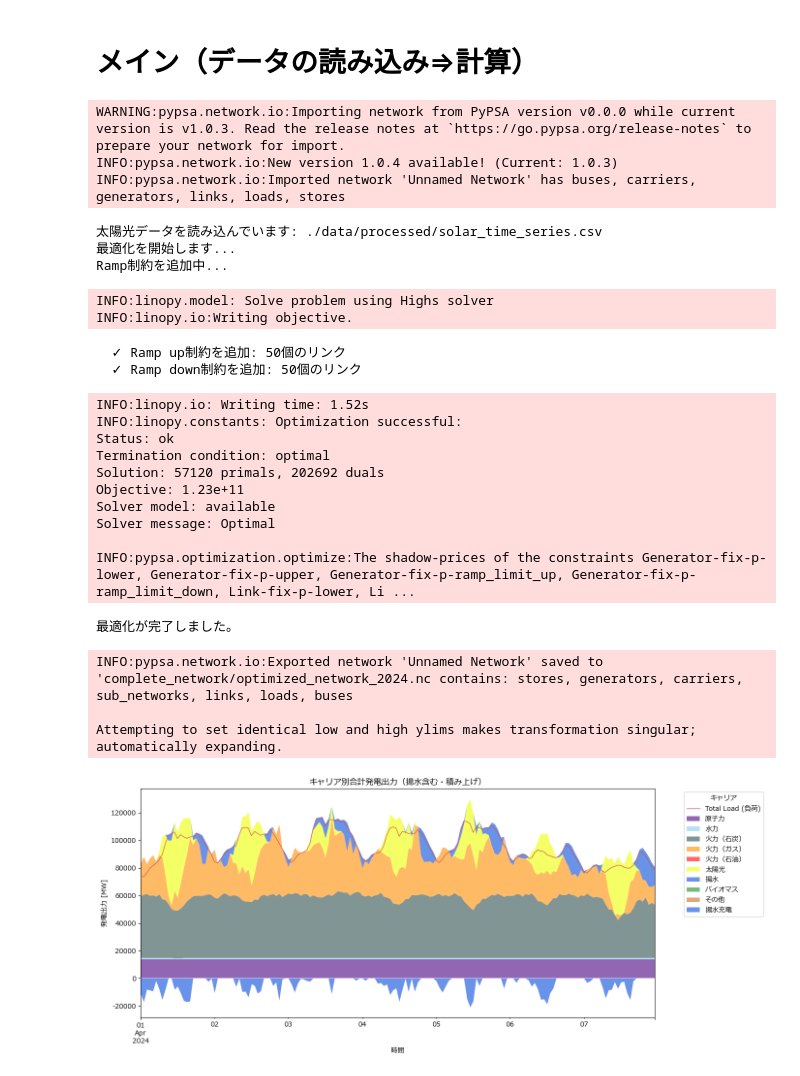
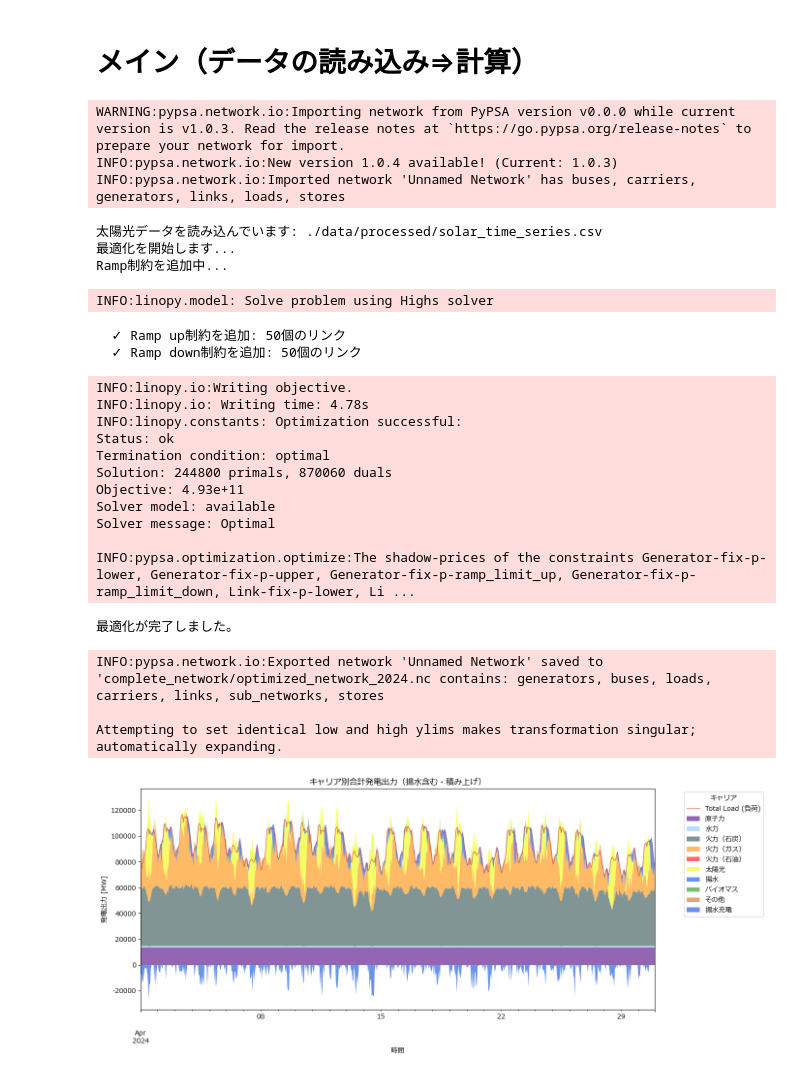
Before and after one commit to takashi-yanase/DemandSupplySimulation, a Jupyter notebook: 00 pypsa-tepsco-master-notebook.ipynb, the cells around one changed output. Drawn from its saved outputs; the diff is of its cells as text; code cells hidden in the pictures.

```diff
--- a/00 pypsa-tepsco-master-notebook.ipynb
+++ b/00 pypsa-tepsco-master-notebook.ipynb
@@ -80,11 +227,9 @@ Year_of_analysis = 2024
 demand_change_compared_to_2024 = 10  # %
 file_name = "./data/raw/pypsa-japan-10BusModelV5.xlsx"  # ネットワーク＋需要データを含むExcelファイル
 
-
-
 # スナップショット作成
 snapshots = pd.date_range(f"{Year_of_analysis}-04-01 00:00",
-                          f"{Year_of_analysis}-04-07 23:00",
+                          f"{Year_of_analysis}-04-30 23:00",
                           freq="h")
 snapshots = snapshots[~((snapshots.month == 2) & (snapshots.day == 29))]
 
@@ -145,36 +290,36 @@ network.optimize(
     solver_name='highs',
     extra_functionality=add_ramp_constraints
 )
 print("最適化が完了しました。")
 
 # ネットワークデータ保存
 network.export_to_netcdf(f'complete_network/optimized_network_{Year_of_analysis}.nc')
 
 # 発電量集計・プロット
 analyze_results.plot_total_generation_by_carrier(network)
 # %% [output]
 WARNING:pypsa.network.io:Importing network from PyPSA version v0.0.0 while current version is v1.0.3. Read the release notes at `https://go.pypsa.org/release-notes` to prepare your network for import.
 INFO:pypsa.network.io:New version 1.0.4 available! (Current: 1.0.3)
 INFO:pypsa.network.io:Imported network 'Unnamed Network' has buses, carriers, generators, links, loads, stores
 太陽光データを読み込んでいます: ./data/processed/solar_time_series.csv
 最適化を開始します...
 Ramp制約を追加中...
 INFO:linopy.model: Solve problem using Highs solver
-INFO:linopy.io:Writing objective.
   ✓ Ramp up制約を追加: 50個のリンク
   ✓ Ramp down制約を追加: 50個のリンク
-INFO:linopy.io: Writing time: 1.52s
+INFO:linopy.io:Writing objective.
+INFO:linopy.io: Writing time: 4.78s
 INFO:linopy.constants: Optimization successful:
 Status: ok
 Termination condition: optimal
-Solution: 57120 primals, 202692 duals
-Objective: 1.23e+11
+Solution: 244800 primals, 870060 duals
+Objective: 4.93e+11
 Solver model: available
 Solver message: Optimal
 
 INFO:pypsa.optimization.optimize:The shadow-prices of the constraints Generator-fix-p-lower, Generator-fix-p-upper, Generator-fix-p-ramp_limit_up, Generator-fix-p-ramp_limit_down, Link-fix-p-lower, Li ...
 最適化が完了しました。
-INFO:pypsa.network.io:Exported network 'Unnamed Network' saved to 'complete_network/optimized_network_2024.nc contains: stores, generators, carriers, sub_networks, links, loads, buses
+INFO:pypsa.network.io:Exported network 'Unnamed Network' saved to 'complete_network/optimized_network_2024.nc contains: generators, buses, loads, carriers, links, sub_networks, stores
 
 Attempting to set identical low and high ylims makes transformation singular; automatically expanding.
-[figure, old version]
+[figure, new version]
```
Also changed, not shown: parts of 3 cells of this notebook.
